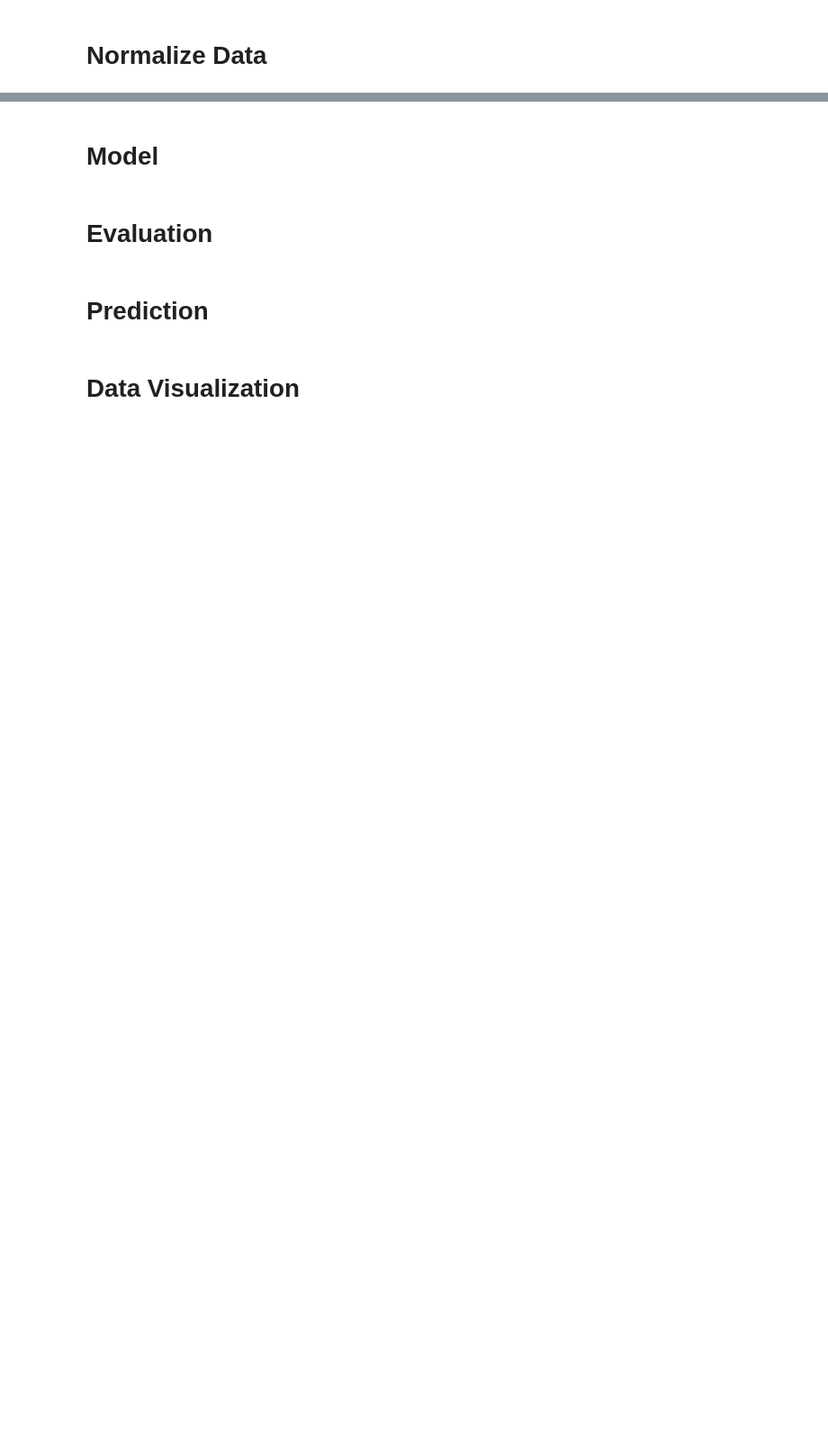
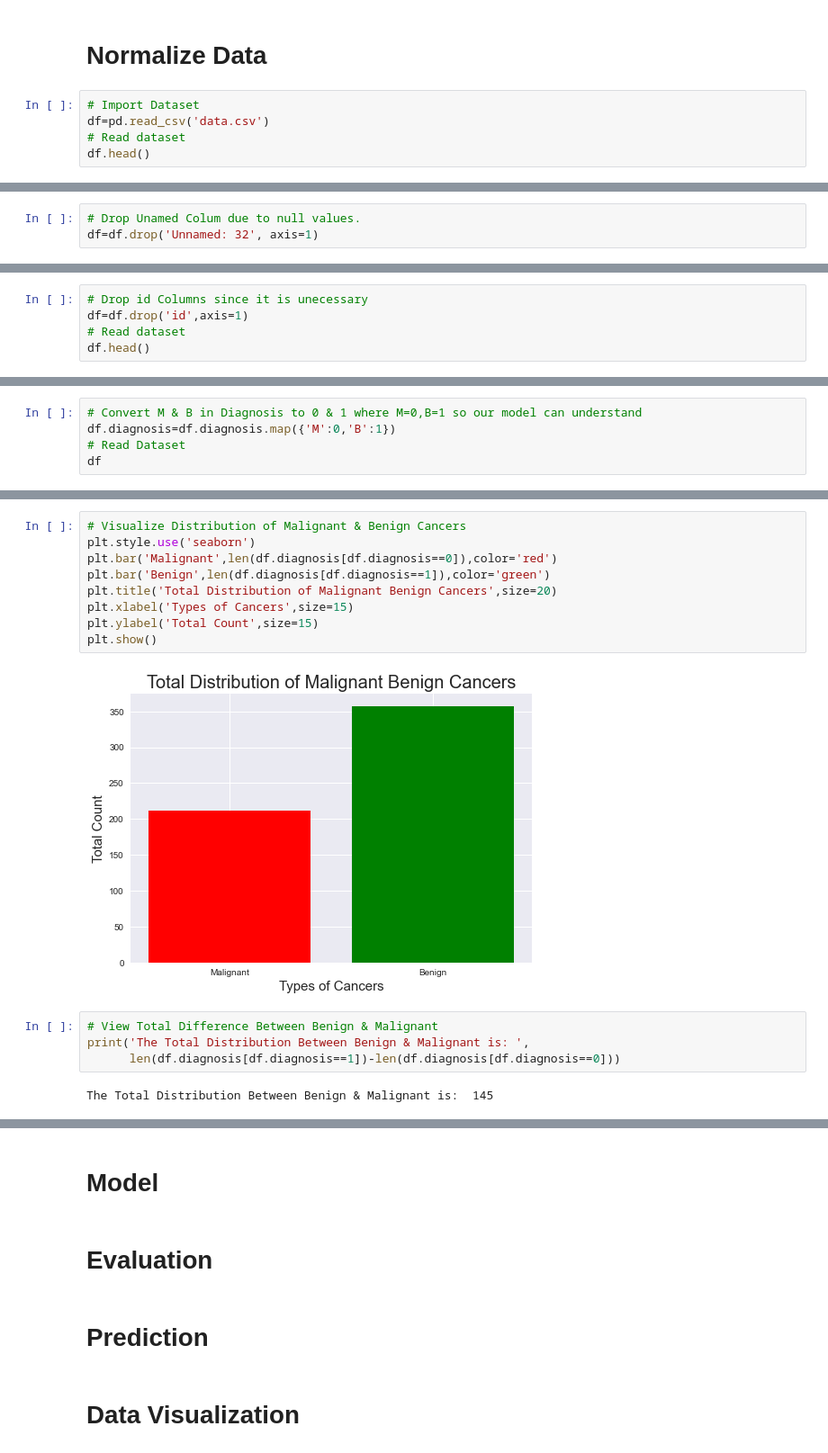
Before and after one commit to ozairrahman/Breast-Cancer-Prediction, a Jupyter notebook: Main.ipynb, the cells around one changed output, grey strips where cells are left out. Shown: that part at 90% size. Drawn from its saved outputs; the diff is of its cells as text; blank space fills up the shorter version.

Commit message:
Change 1
Finished Normalizing Data

```diff
--- a/Main.ipynb
+++ b/Main.ipynb
@@ -9,3 +10,8 @@ import matplotlib.pyplot as plt
 from sklearn.model_selection import train_test_split
 # %% [markdown]
 # Normalize Data
+# %%
+# Import Dataset
+df=pd.read_csv('data.csv')
+# Read dataset
+df.head()
@@ -11,0 +59,3 @@ from sklearn.model_selection import train_test_split
+# %%
+# Drop Unamed Colum due to null values.
+df=df.drop('Unnamed: 32', axis=1)
@@ -11,0 +73,5 @@ from sklearn.model_selection import train_test_split
+# %%
+# Drop id Columns since it is unecessary
+df=df.drop('id',axis=1)
+# Read dataset
+df.head()
@@ -11,0 +86,5 @@ from sklearn.model_selection import train_test_split
+# %%
+# Convert M & B in Diagnosis to 0 & 1 where M=0,B=1 so our model can understand
+df.diagnosis=df.diagnosis.map({'M':0,'B':1})
+# Read Dataset
+df
@@ -11,0 +105,17 @@ from sklearn.model_selection import train_test_split
+# %%
+# Visualize Distribution of Malignant & Benign Cancers
+plt.style.use('seaborn')
+plt.bar('Malignant',len(df.diagnosis[df.diagnosis==0]),color='red')
+plt.bar('Benign',len(df.diagnosis[df.diagnosis==1]),color='green')
+plt.title('Total Distribution of Malignant Benign Cancers',size=20)
+plt.xlabel('Types of Cancers',size=15)
+plt.ylabel('Total Count',size=15)
+plt.show()
+# %% [output]
+[figure, added]
+# %%
+# View Total Difference Between Benign & Malignant
+print('The Total Distribution Between Benign & Malignant is: ',
+      len(df.diagnosis[df.diagnosis==1])-len(df.diagnosis[df.diagnosis==0]))
+# %% [output]
+The Total Distribution Between Benign & Malignant is:  145
```
Also changed, not shown: parts of 8 cells of this notebook.
